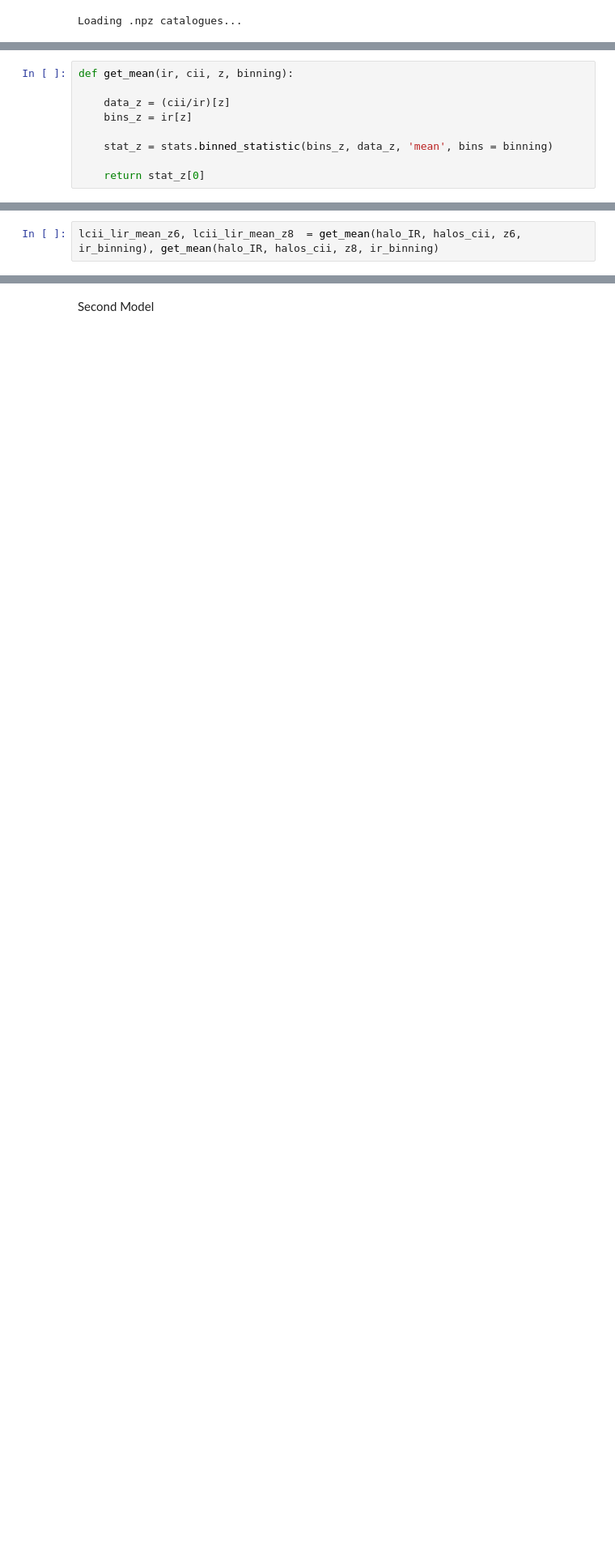
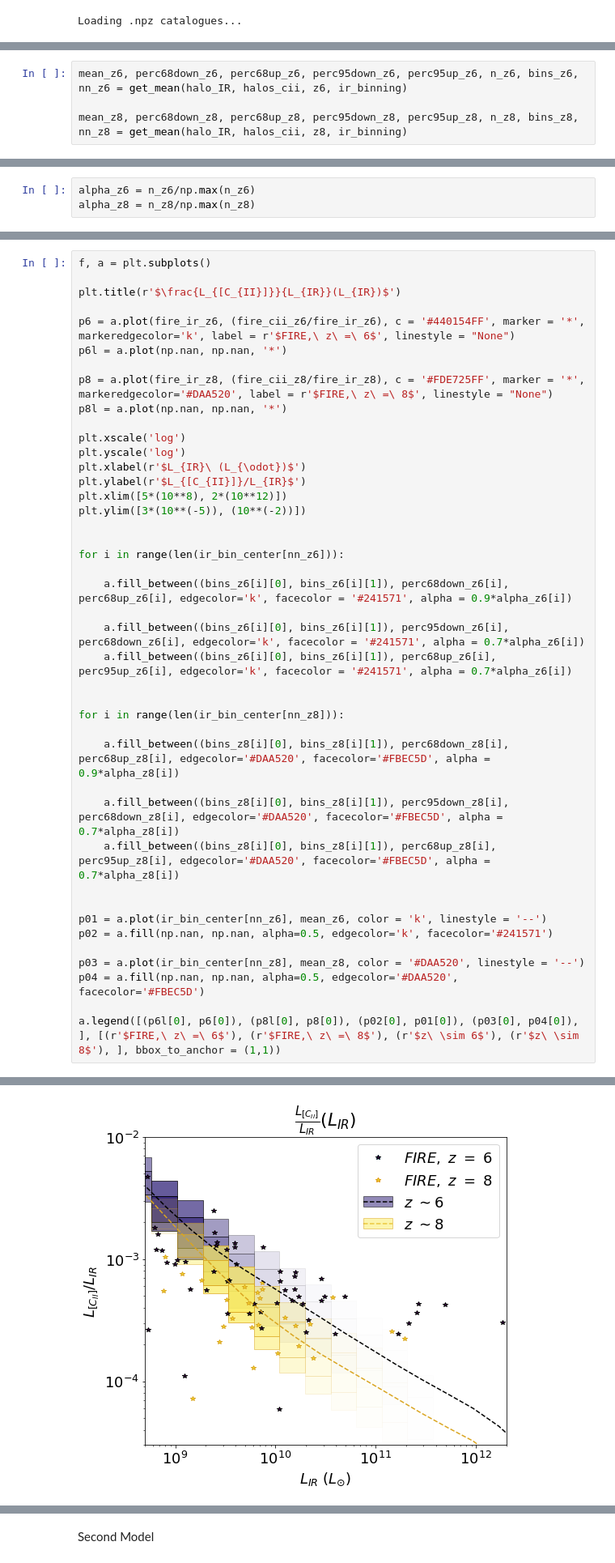
Before and after one commit to PatrickHorlaville/CITA_LIM, a Jupyter notebook: LIR_debug.ipynb, the cells around one changed output, grey strips where cells are left out. Shown at 81% size. Drawn from its saved outputs; the diff is of its cells as text; blank space fills up the shorter version.

Commit message:
adding lir lcii plot variations

```diff
--- a/LIR_debug.ipynb
+++ b/LIR_debug.ipynb
@@ -158,9 +123,0 @@ def get_mean(ir, cii, z1, z2, binning):
-# %%
-def get_mean(ir, cii, z, binning):
-
-    data_z = (cii/ir)[z]
-    bins_z = ir[z]
-
-    stat_z = stats.binned_statistic(bins_z, data_z, 'mean', bins = binning)
-
-    return stat_z[0]
@@ -167,2 +168,4 @@ def get_mean(ir, cii, z, binning):
 # %%
-lcii_lir_mean_z6, lcii_lir_mean_z8  = get_mean(halo_IR, halos_cii, z6, ir_binning), get_mean(halo_IR, halos_cii, z8, ir_binning)
+mean_z6, perc68down_z6, perc68up_z6, perc95down_z6, perc95up_z6, n_z6, bins_z6, nn_z6 = get_mean(halo_IR, halos_cii, z6, ir_binning)
+
+mean_z8, perc68down_z8, perc68up_z8, perc95down_z8, perc95up_z8, n_z8, bins_z8, nn_z8 = get_mean(halo_IR, halos_cii, z8, ir_binning)
@@ -188,0 +172,3 @@ plt.legend()
+# %%
+alpha_z6 = n_z6/np.max(n_z6)
+alpha_z8 = n_z8/np.max(n_z8)
@@ -188,0 +177,43 @@ plt.legend()
+# %%
+f, a = plt.subplots()
+
+plt.title(r'$\frac{L_{[C_{II}]}}{L_{IR}}(L_{IR})$')
+
+p6 = a.plot(fire_ir_z6, (fire_cii_z6/fire_ir_z6), c = '#440154FF', marker = '*', markeredgecolor='k', label = r'$FIRE,\ z\ =\ 6$', linestyle = "None")
+p6l = a.plot(np.nan, np.nan, '*')
+
+p8 = a.plot(fire_ir_z8, (fire_cii_z8/fire_ir_z8), c = '#FDE725FF', marker = '*', markeredgecolor='#DAA520', label = r'$FIRE,\ z\ =\ 8$', linestyle = "None")
+p8l = a.plot(np.nan, np.nan, '*')
+
+plt.xscale('log')
+plt.yscale('log')
+plt.xlabel(r'$L_{IR}\ (L_{\odot})$')
+plt.ylabel(r'$L_{[C_{II}]}/L_{IR}$')
+plt.xlim([5*(10**8), 2*(10**12)])
+plt.ylim([3*(10**(-5)), (10**(-2))])
+
+
+for i in range(len(ir_bin_center[nn_z6])):
+
+    a.fill_between((bins_z6[i][0], bins_z6[i][1]), perc68down_z6[i], perc68up_z6[i], edgecolor='k', facecolor = '#241571', alpha = 0.9*alpha_z6[i])
+
+    a.fill_between((bins_z6[i][0], bins_z6[i][1]), perc95down_z6[i], perc68down_z6[i], edgecolor='k', facecolor = '#241571', alpha = 0.7*alpha_z6[i])
+    a.fill_between((bins_z6[i][0], bins_z6[i][1]), perc68up_z6[i], perc95up_z6[i], edgecolor='k', facecolor = '#241571', alpha = 0.7*alpha_z6[i])
+
+
+for i in range(len(ir_bin_center[nn_z8])):
+
+    a.fill_between((bins_z8[i][0], bins_z8[i][1]), perc68down_z8[i], perc68up_z8[i], edgecolor='#DAA520', facecolor='#FBEC5D', alpha = 0.9*alpha_z8[i])
+
+    a.fill_between((bins_z8[i][0], bins_z8[i][1]), perc95down_z8[i], perc68down_z8[i], edgecolor='#DAA520', facecolor='#FBEC5D', alpha = 0.7*alpha_z8[i])
+    a.fill_between((bins_z8[i][0], bins_z8[i][1]), perc68up_z8[i], perc95up_z8[i], edgecolor='#DAA520', facecolor='#FBEC5D', alpha = 0.7*alpha_z8[i])
+
+
+p01 = a.plot(ir_bin_center[nn_z6], mean_z6, color = 'k', linestyle = '--')
+p02 = a.fill(np.nan, np.nan, alpha=0.5, edgecolor='k', facecolor='#241571')
+
+p03 = a.plot(ir_bin_center[nn_z8], mean_z8, color = '#DAA520', linestyle = '--')
+p04 = a.fill(np.nan, np.nan, alpha=0.5, edgecolor='#DAA520', facecolor='#FBEC5D')
+
+a.legend([(p6l[0], p6[0]), (p8l[0], p8[0]), (p02[0], p01[0]), (p03[0], p04[0]), ], [(r'$FIRE,\ z\ =\ 6$'), (r'$FIRE,\ z\ =\ 8$'), (r'$z\ \sim 6$'), (r'$z\ \sim 8$'), ], bbox_to_anchor = (1,1))
+# %% [output]
@@ -188,0 +221 @@ plt.legend()
+[figure, added]
```
Also changed, not shown: parts of 30 cells of this notebook, 12 other files.
